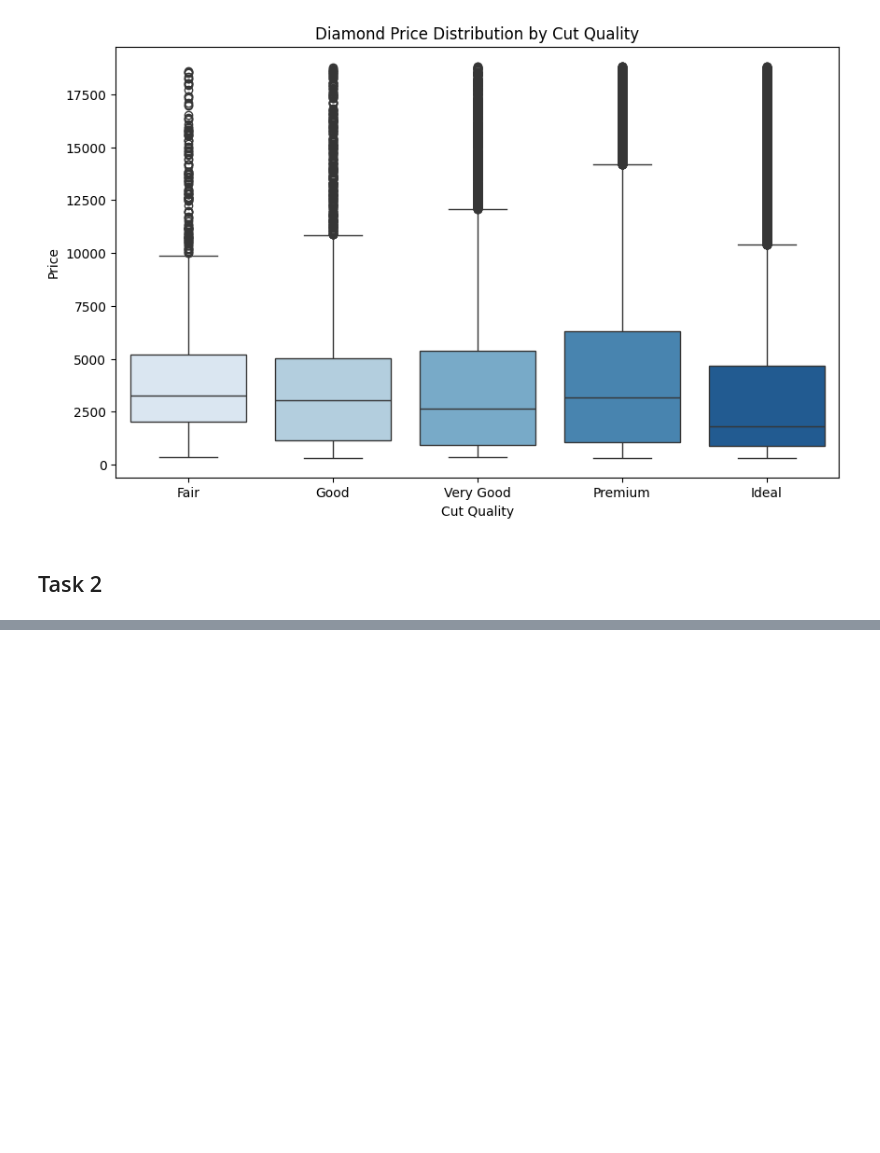
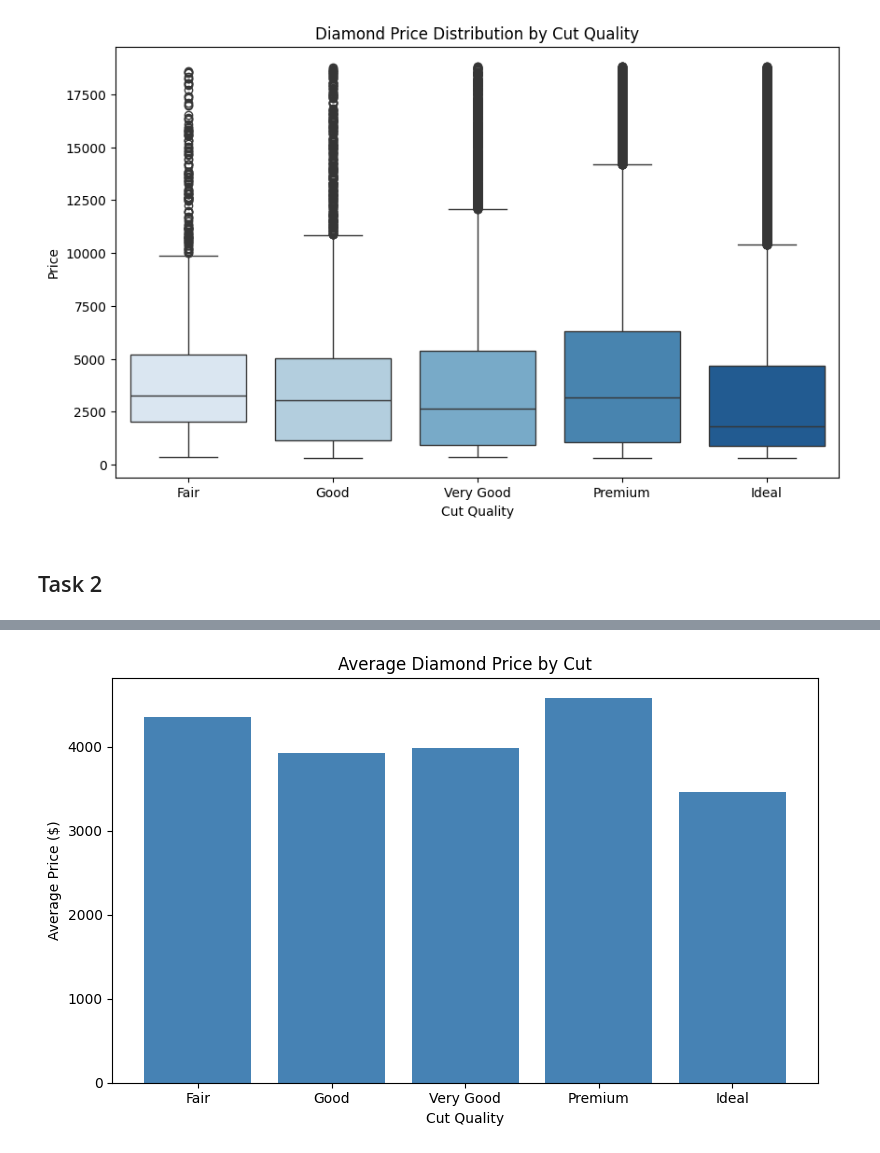
Before and after one commit to sanodyaJinadasa/Data-Visualization, a Jupyter notebook: Channels_Exercise.ipynb, the cells around one changed output, grey strips where cells are left out. Saved outputs shown, nothing was run; the diff lists cells and outputs as text; code cells hidden in the pictures; blank space fills up the shorter version.

```diff
--- a/Channels_Exercise.ipynb
+++ b/Channels_Exercise.ipynb
@@ -91,0 +106,17 @@ Passing `palette` without assigning `hue` is deprecated and will be removed in v
+# %%
+fig, ax = plt.subplots(figsize=(8, 5))
+
+ax.bar(
+    avg_price.index,
+    avg_price.values,
+    color='steelblue'
+)
+
+ax.set_title('Average Diamond Price by Cut')
+ax.set_xlabel('Cut Quality')
+ax.set_ylabel('Average Price ($)')
+
+plt.tight_layout()
+plt.show()
+# %% [output]
+[figure, added]
```
Also changed, not shown: parts of 8 cells of this notebook.
